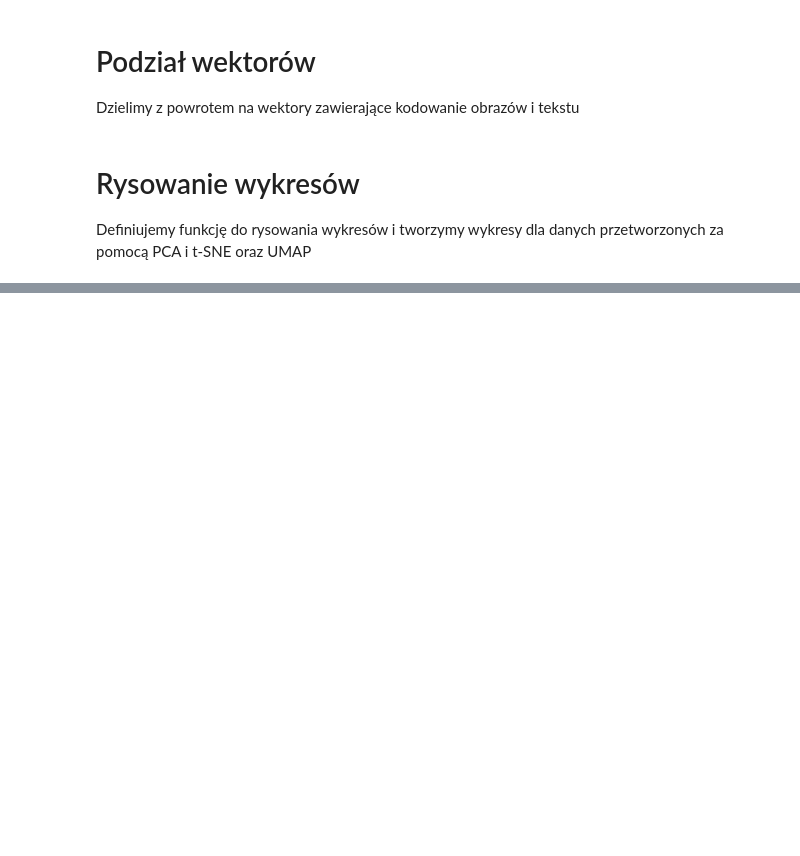
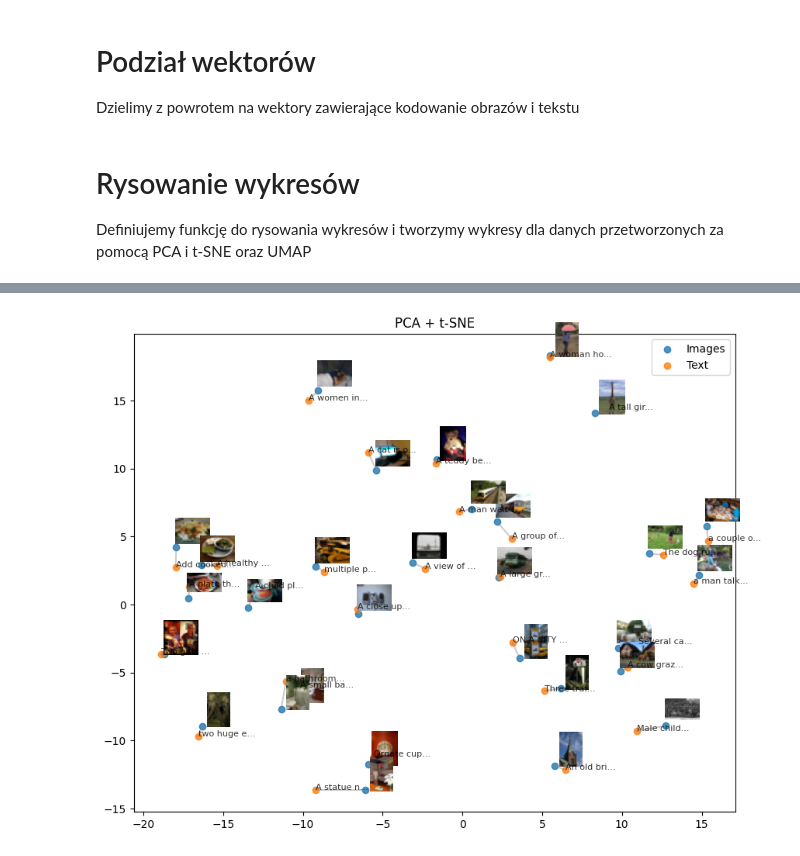
Before and after one commit to MeasureZer0/neural-networks-project-1, a Jupyter notebook: notebooks/embedding_visualization.ipynb, the cells around one changed output, grey strips where cells are left out. Cells and saved outputs as stored; diff of their text form; code cells hidden in the pictures; blank space fills up the shorter version.

```diff
--- a/notebooks/embedding_visualization.ipynb
+++ b/notebooks/embedding_visualization.ipynb
@@ -126,0 +179,13 @@ plot_embeddings(img_umap, txt_umap, "UMAP")
+# %%
+image_paths = []
+texts = []
+
+for idx in indices:
+    img_path, captions = dataset.samples[idx]
+
+    image_paths.append(str(img_path))
+    texts.append(random.choice(captions))
+# %%
+plot_embeddings_extended(img_tsne, txt_tsne, "PCA + t-SNE", image_paths, texts, True, True, 30)
+# %% [output]
+[figure, added]
```
Also changed, not shown: parts of 4 cells of this notebook.
